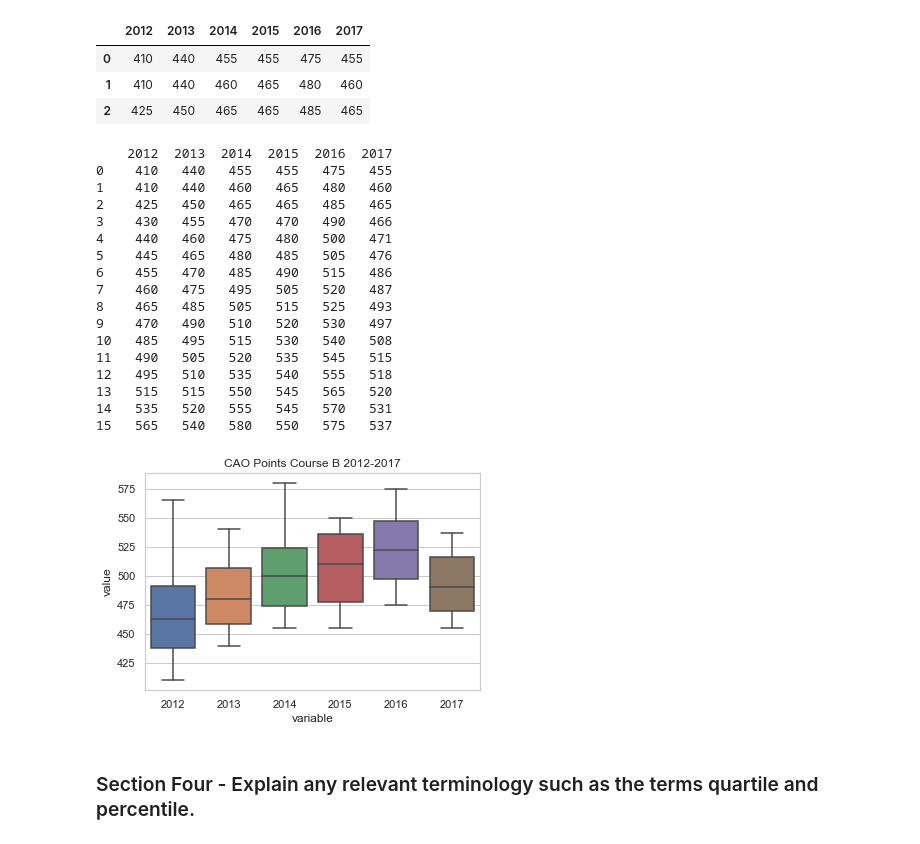
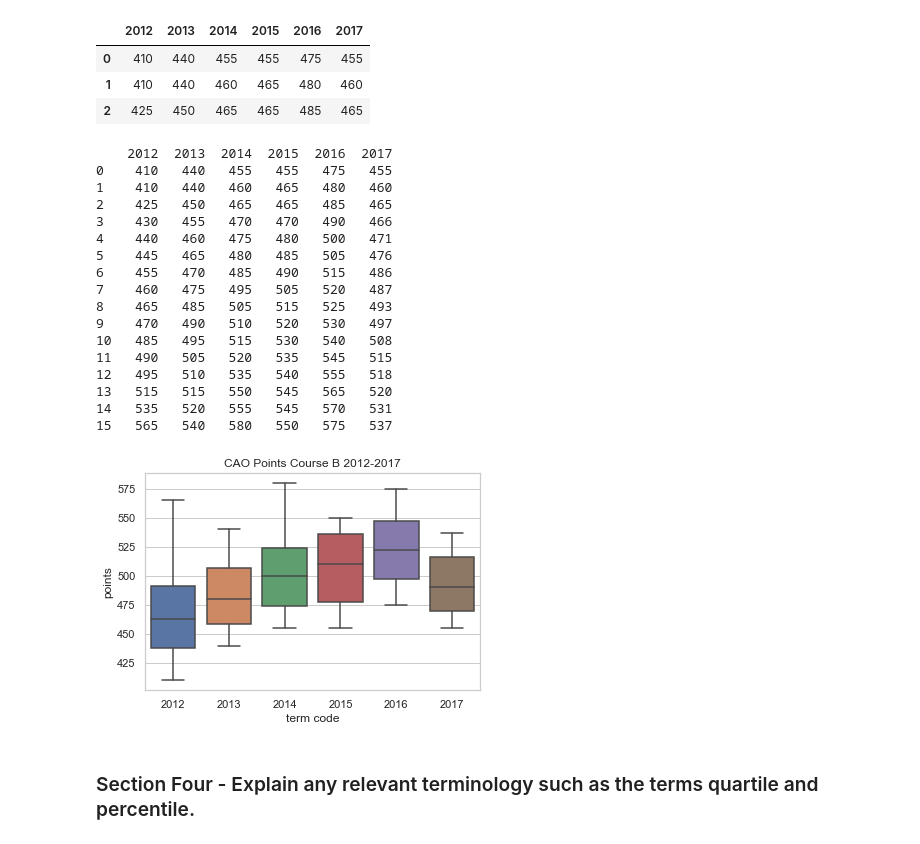
Before and after one commit to Hudsonsue/BOXPLOTS, a Jupyter notebook: BOX PLOTS.ipynb, the cells around one changed output. Cells and saved outputs as stored; diff of their text form; code cells hidden in the pictures.

```diff
--- a/BOX PLOTS.ipynb
+++ b/BOX PLOTS.ipynb
@@ -146,28 +152,29 @@ df3.head(3)
 # %%
 df4 = pd.DataFrame(data = df3, columns = [ '2012','2013', '2014', '2015','2016','2017'] )
 print(df4)
 sns.boxplot(x="variable", y="value", data= pd.melt(df4)).set_title("CAO Points Course B 2012-2017")
+plt.ylabel('points')
+plt.xlabel('term code')
 plt.show()
-plt.show()
 # %% [output]
     2012  2013  2014  2015  2016  2017
 0    410   440   455   455   475   455
 1    410   440   460   465   480   460
 2    425   450   465   465   485   465
 3    430   455   470   470   490   466
 4    440   460   475   480   500   471
 5    445   465   480   485   505   476
 6    455   470   485   490   515   486
 7    460   475   495   505   520   487
 8    465   485   505   515   525   493
 9    470   490   510   520   530   497
 10   485   495   515   530   540   508
 11   490   505   520   535   545   515
 12   495   510   535   540   555   518
 13   515   515   550   545   565   520
 14   535   520   555   545   570   531
 15   565   540   580   550   575   537
-[figure, old version]
+[figure, new version]
 # %% [markdown]
 ### Section Four - Explain any relevant terminology such as the terms quartile and percentile.
 # %% [markdown]
```
Also changed, not shown: parts of 6 cells of this notebook.
